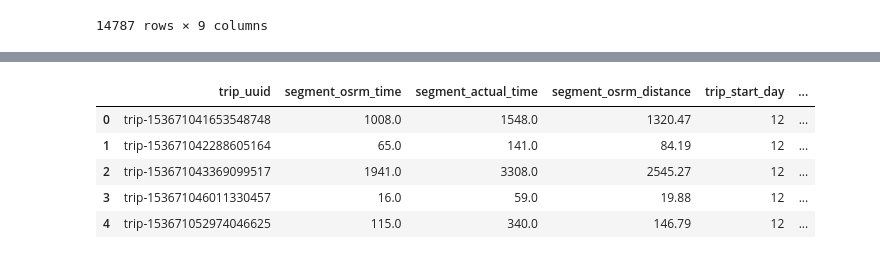
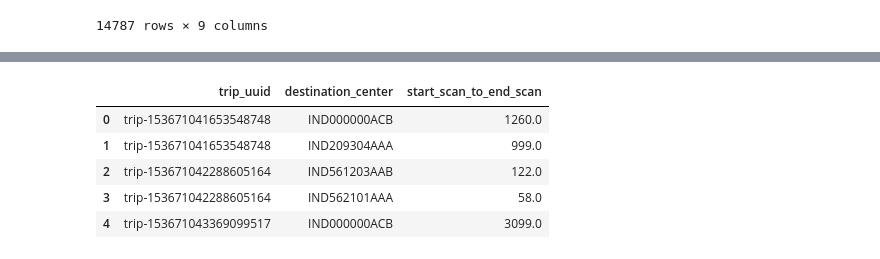
Before and after one commit to akshayabhale1406/SCLR_Delhivery_FE, a Jupyter notebook: Delhivery_FE.ipynb, the cells around one changed output, grey strips where cells are left out. Drawn from its saved outputs; the diff is of its cells as text; code cells hidden in the pictures.

```diff
--- a/Delhivery_FE.ipynb
+++ b/Delhivery_FE.ipynb
@@ -325,4 +325,5 @@ od_start = df.groupby('trip_uuid')['od_start_time'].first()
 od_end = df.groupby('trip_uuid')['od_end_time'].last()
 df_combined_times = df_combined_times.set_index('trip_uuid').merge(od_start, left_index=True, right_index=True).reset_index()
 df_combined_times = df_combined_times.set_index('trip_uuid').merge(od_end, left_index=True, right_index=True).reset_index()
-df_combined_times["trip_duration"] = df_combined_times["od_end_time"] - df_combined_times["od_start_time"]
+df_combined_times["trip_duration"] = (df_combined_times["od_end_time"] - df_combined_times["od_start_time"]).dt.total_seconds()/60
+df_combined_times.head()
@@ -329,13 +339,12 @@ df_combined_times["trip_duration"] = df_combined_times["od_end_time"] - df_combi
 # %%
 df_combined_times = df_combined_times.drop(columns=['od_start_time', 'od_end_time'])
-# df_combined_times["start_scan_to_end_scan"] = df.groupby("trip_uuid")["start_scan_to_end_scan"].first()
-start_scan_to_end_scan = df.groupby("trip_uuid")["start_scan_to_end_scan"].first()
-df_combined_times = df_combined_times.set_index('trip_uuid').merge(start_scan_to_end_scan, left_index=True, right_index=True).reset_index()
-df_combined_times.head()
+start_scan_to_end_scan = df.groupby(["trip_uuid","destination_center"])["start_scan_to_end_scan"].first()
+start_scan_to_end_scan = start_scan_to_end_scan.reset_index()
+start_scan_to_end_scan.head()
 # %% [output]
-|  | trip_uuid | segment_osrm_time | segment_actual_time | segment_osrm_distance | trip_start_day | ... |
-| 0 | trip-153671041653548748 | 1008.0 | 1548.0 | 1320.47 | 12 | ... |
-| 1 | trip-153671042288605164 | 65.0 | 141.0 | 84.19 | 12 | ... |
-| 2 | trip-153671043369099517 | 1941.0 | 3308.0 | 2545.27 | 12 | ... |
-| 3 | trip-153671046011330457 | 16.0 | 59.0 | 19.88 | 12 | ... |
-| 4 | trip-153671052974046625 | 115.0 | 340.0 | 146.79 | 12 | ... |
+|  | trip_uuid | destination_center | start_scan_to_end_scan |
+| 0 | trip-153671041653548748 | IND000000ACB | 1260.0 |
+| 1 | trip-153671041653548748 | IND209304AAA | 999.0 |
+| 2 | trip-153671042288605164 | IND561203AAB | 122.0 |
+| 3 | trip-153671042288605164 | IND562101AAA | 58.0 |
+| 4 | trip-153671043369099517 | IND000000ACB | 3099.0 |
```
Also changed, not shown: parts of 6 cells of this notebook.
